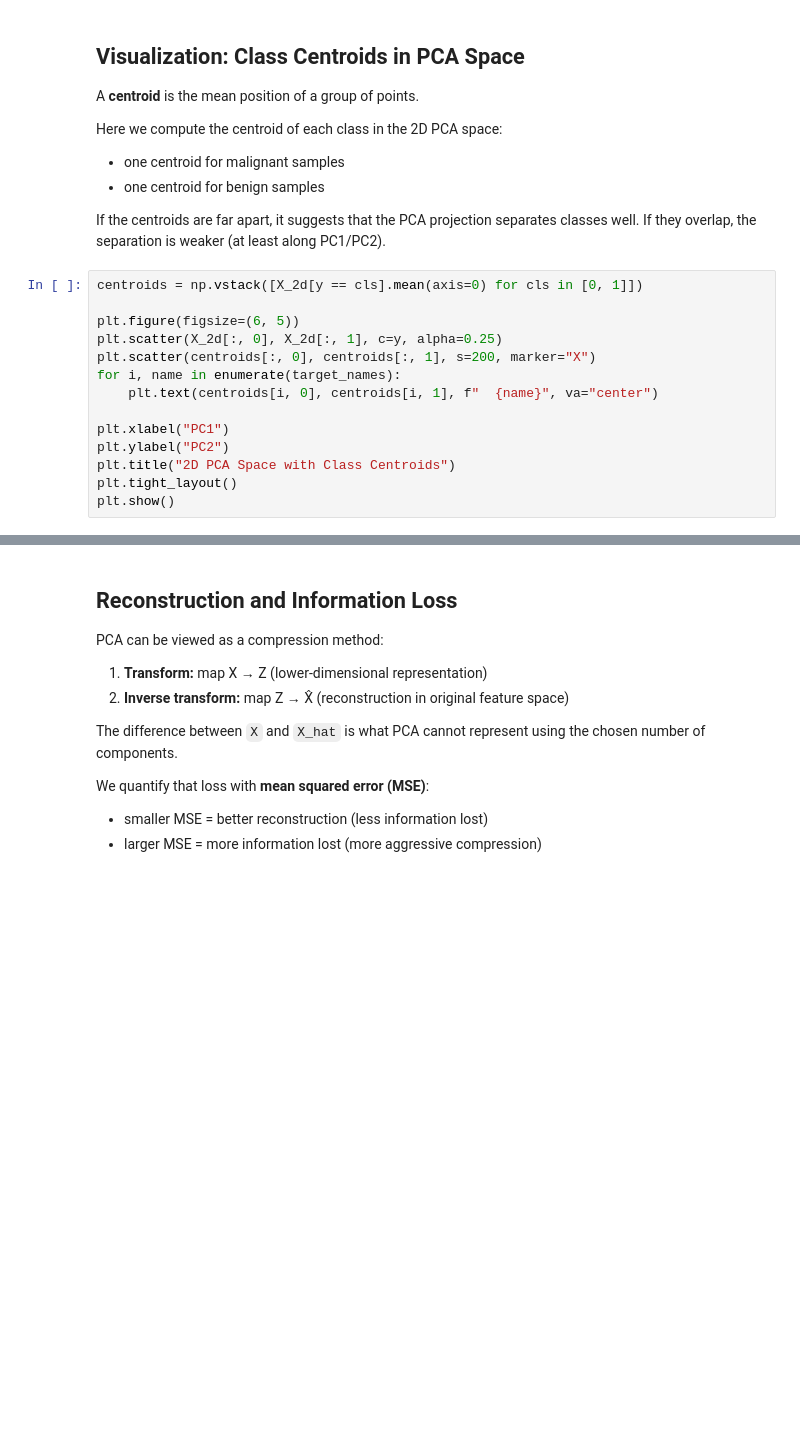
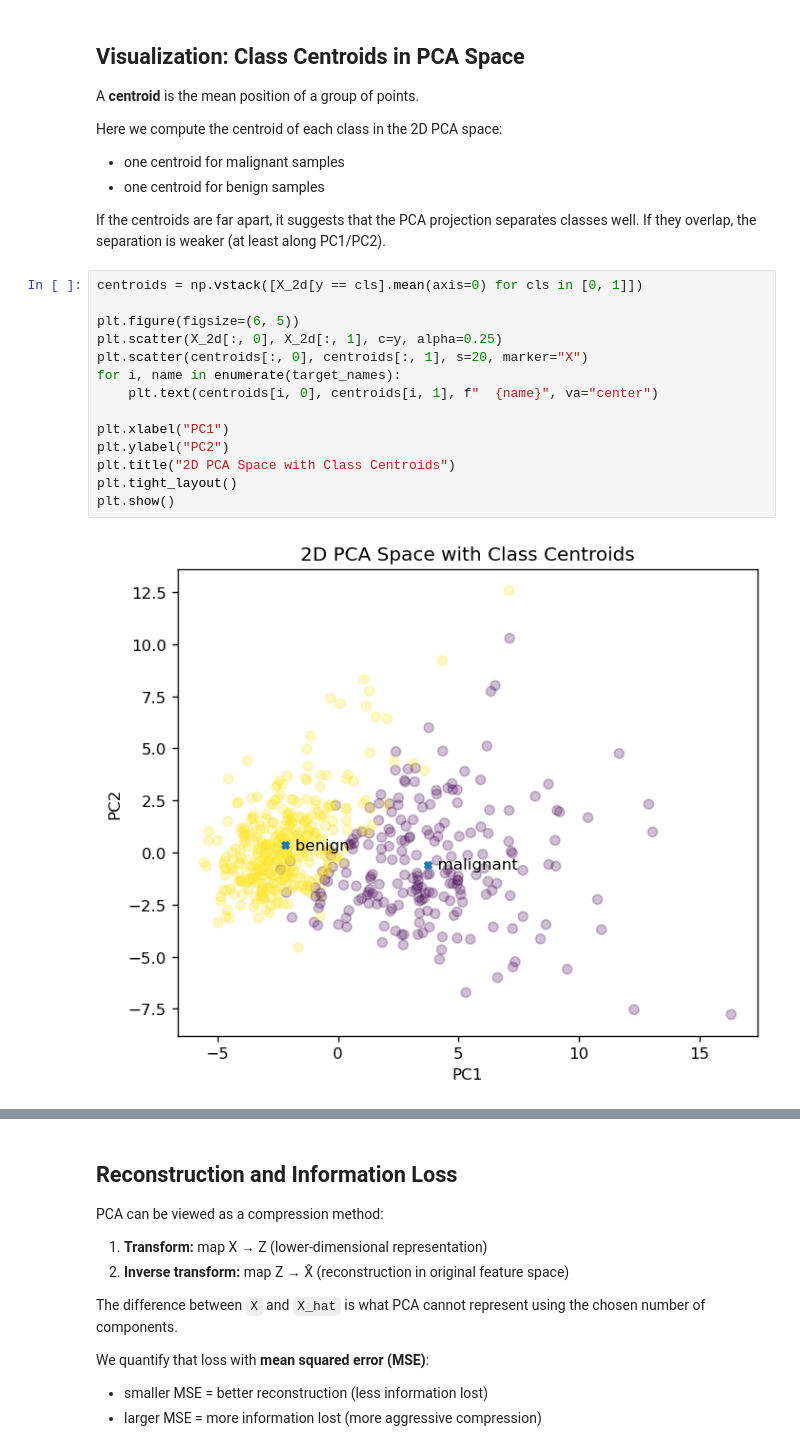
Before and after one commit to jonathanwoo17/INDE-577-F25, a Jupyter notebook: examples/unsupervised_learning/PCA/PCA.ipynb, the cells around one changed output, grey strips where cells are left out. Saved outputs shown, nothing was run; the diff lists cells and outputs as text; blank space fills up the shorter version.

```diff
--- a/examples/unsupervised_learning/PCA/PCA.ipynb
+++ b/examples/unsupervised_learning/PCA/PCA.ipynb
@@ -179,15 +190,17 @@ If they overlap, the separation is weaker (at least along PC1/PC2).
 # %%
 centroids = np.vstack([X_2d[y == cls].mean(axis=0) for cls in [0, 1]])
 
 plt.figure(figsize=(6, 5))
 plt.scatter(X_2d[:, 0], X_2d[:, 1], c=y, alpha=0.25)
-plt.scatter(centroids[:, 0], centroids[:, 1], s=200, marker="X")
+plt.scatter(centroids[:, 0], centroids[:, 1], s=20, marker="X")
 for i, name in enumerate(target_names):
     plt.text(centroids[i, 0], centroids[i, 1], f"  {name}", va="center")
 
 plt.xlabel("PC1")
 plt.ylabel("PC2")
 plt.title("2D PCA Space with Class Centroids")
 plt.tight_layout()
 plt.show()
+# %% [output]
+[figure, added]
 # %% [markdown]
```
Also changed, not shown: parts of 16 cells of this notebook, 1 other file.
